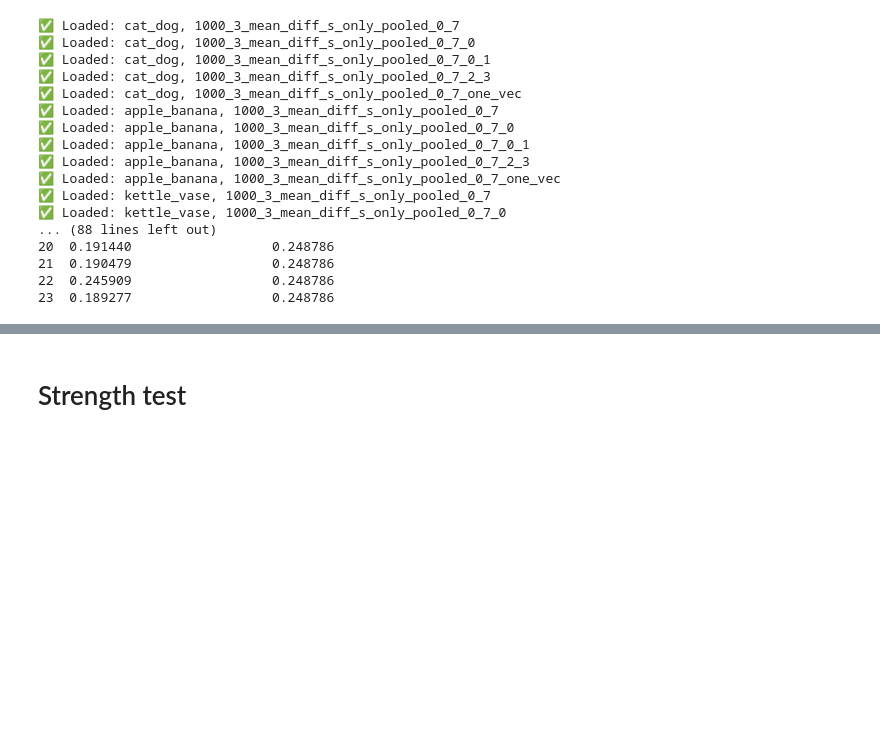
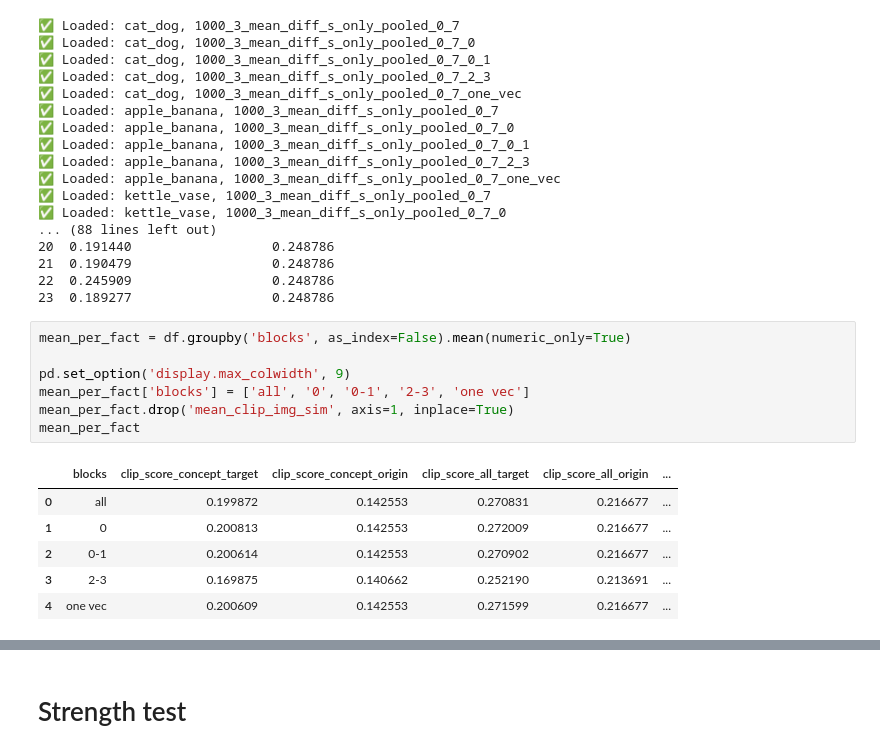
Before and after one commit to ControlGenAI/SHIFT, a Jupyter notebook: metrics_new.ipynb, the cells around one changed output, grey strips where cells are left out. Cells and saved outputs as stored; diff of their text form; blank space fills up the shorter version.

```diff
--- a/metrics_new.ipynb
+++ b/metrics_new.ipynb
@@ -665,3 +665,17 @@ print(df)
 21  0.190479                  0.248786
 22  0.245909                  0.248786
 23  0.189277                  0.248786
+# %%
+mean_per_fact = df.groupby('blocks', as_index=False).mean(numeric_only=True)
+
+pd.set_option('display.max_colwidth', 9)
+mean_per_fact['blocks'] = ['all', '0', '0-1', '2-3', 'one vec']
+mean_per_fact.drop('mean_clip_img_sim', axis=1, inplace=True)
+mean_per_fact
+# %% [output]
+|  | blocks | clip_score_concept_target | clip_score_concept_origin | clip_score_all_target | clip_score_all_origin | ... |
+| 0 | all | 0.199872 | 0.142553 | 0.270831 | 0.216677 | ... |
+| 1 | 0 | 0.200813 | 0.142553 | 0.272009 | 0.216677 | ... |
+| 2 | 0-1 | 0.200614 | 0.142553 | 0.270902 | 0.216677 | ... |
+| 3 | 2-3 | 0.169875 | 0.140662 | 0.252190 | 0.213691 | ... |
+| 4 | one vec | 0.200609 | 0.142553 | 0.271599 | 0.216677 | ... |
```
Also changed, not shown: parts of 9 cells of this notebook, 23 other files.
